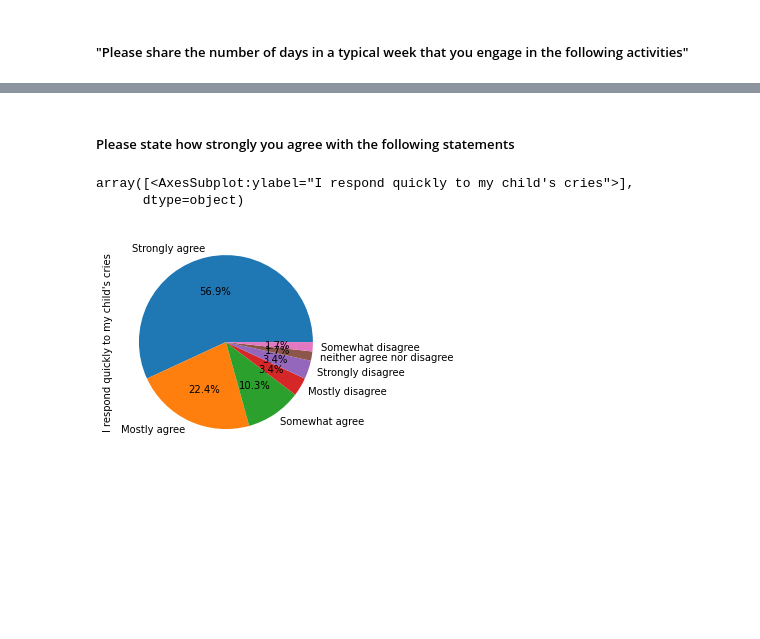
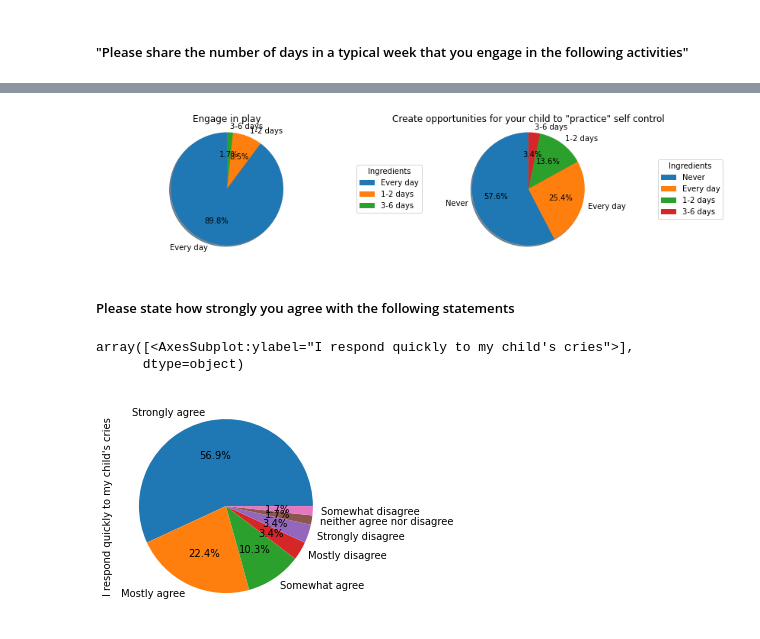
Before and after one commit to renarepenning/weplaynoladata, a Jupyter notebook: MilestoneTwo.ipynb, the cells around one changed output, grey strips where cells are left out. Saved outputs shown, nothing was run; the diff lists cells and outputs as text; code cells hidden in the pictures; blank space fills up the shorter version.

```diff
--- a/MilestoneTwo.ipynb
+++ b/MilestoneTwo.ipynb
@@ -152,3 +176,25 @@ plt.show()
+# %%
+#daysActivitys_FD['Create opportunities for your child to "practice" self control'].unique()
+daysActivitys_FD = familySurveyDf.iloc[1:, 27:29]
+daysActivitys_FD.columns = ['Engage in play', 'Create opportunities for your child to "practice" self control']
+labels = [['Every day', '1-2 days', '3-6 days'],
+         ['Never', 'Every day', '1-2 days', '3-6 days']]
+fig1, ax1 = plt.subplots(nrows=1,ncols=2,figsize=(13,3))
+for i, c in enumerate(daysActivitys_FD.columns):
+    ax = ax1[i].pie(daysActivitys_FD[c].value_counts(), autopct='%1.1f%%',
+            shadow=True, startangle=90, labels=labels[i])
+    ax1[i].set_title(c)
+    ax1[i].axis('equal')
+    ax1[i].legend(ax[0], labels[i],
+          title="Ingredients",
+          loc="center left",
+          bbox_to_anchor=(1, 0, 0.5, 1))
+plt.show()
+
+#
+# plotPies(daysActivitys_FD, labels, 2, daysActivitys_FD.columns)
+# %% [output]
+[figure, added]
 # %% [markdown]
 ##### Please state how strongly you agree with the following statements
 # %%
```
Also changed, not shown: parts of 28 cells of this notebook.
